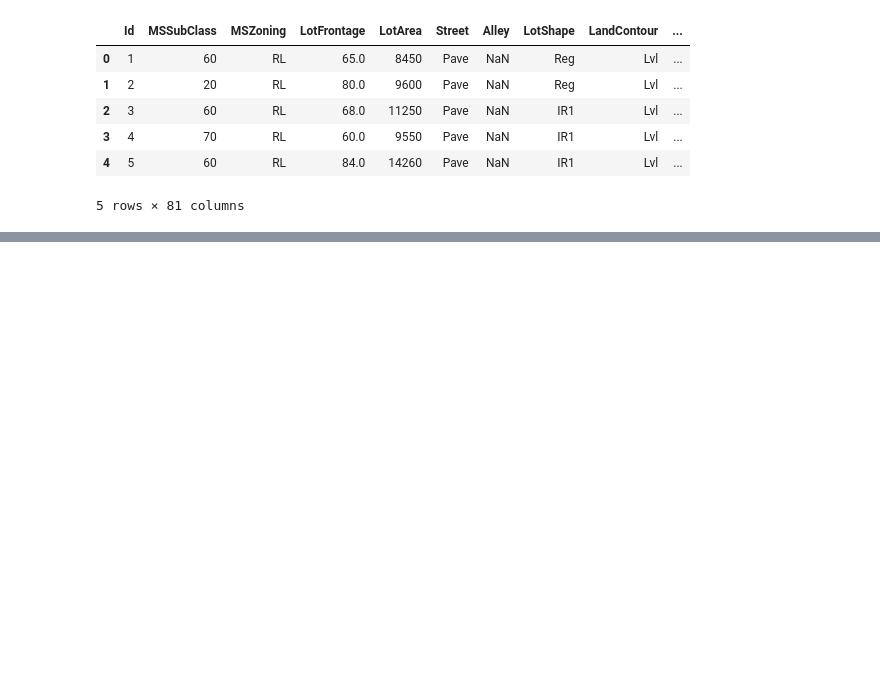
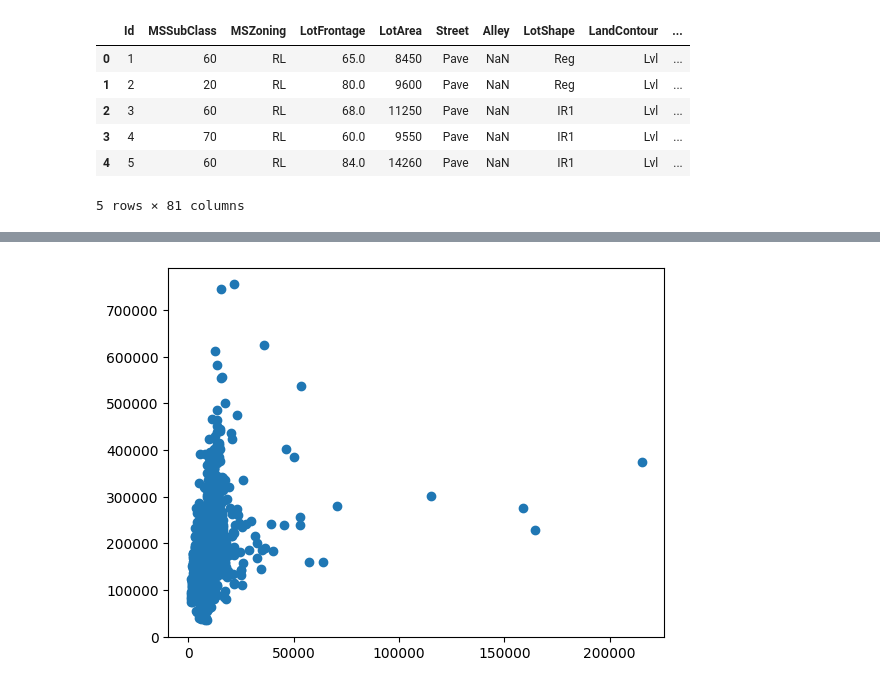
Before and after one commit to matthewtomalley/Ames-Housing-Price-Prediction, a Jupyter notebook: EDA/eda_train.ipynb, the cells around one changed output, grey strips where cells are left out. Cells and saved outputs as stored; diff of their text form; code cells hidden in the pictures; blank space fills up the shorter version.

```diff
--- a/EDA/eda_train.ipynb
+++ b/EDA/eda_train.ipynb
@@ -19,0 +218,8 @@ data.head()
+# %%
+# Plotting SalePrice against a few other variables
+
+plt.scatter(data['LotArea'], data['SalePrice'])
+
+plt.show()
+# %% [output]
+[figure, added]
```
Also changed, not shown: parts of 30 cells of this notebook, 2 other files.
